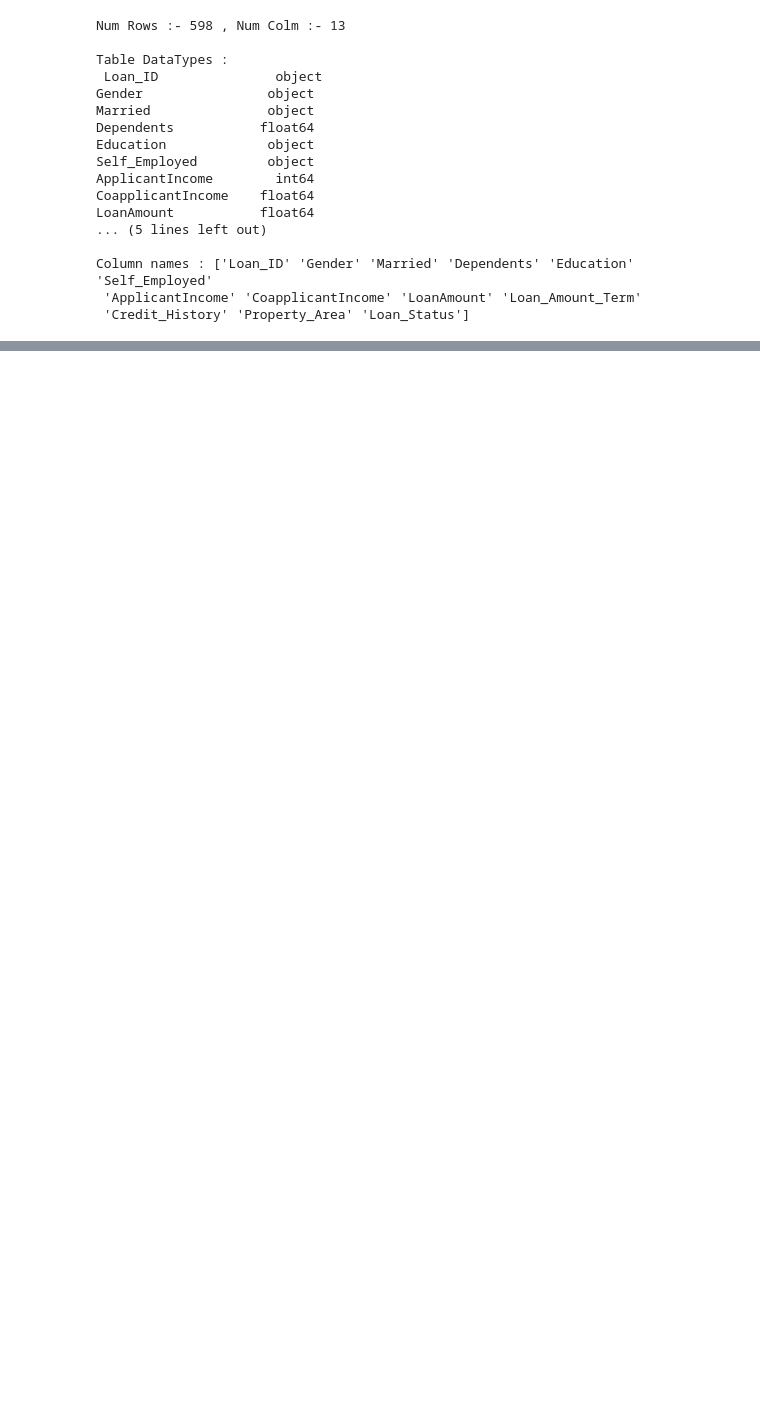
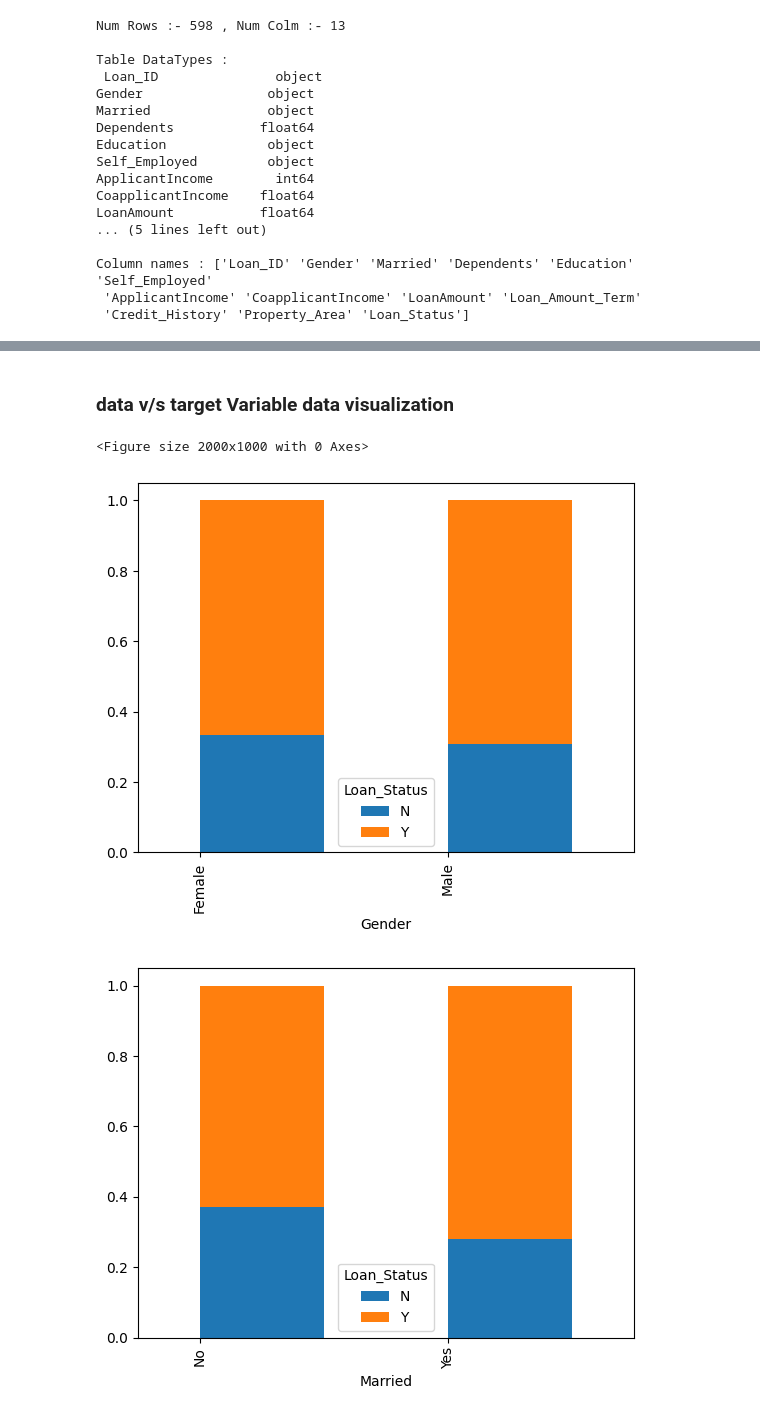
Before and after one commit to pravincoder/Tensorflow_models, a Jupyter notebook: Loan_Approval_Prediction_Model.ipynb, the cells around one changed output, grey strips where cells are left out. Saved outputs shown, nothing was run; the diff lists cells and outputs as text; code cells hidden in the pictures; blank space fills up the shorter version.

```diff
--- a/Loan_Approval_Prediction_Model.ipynb
+++ b/Loan_Approval_Prediction_Model.ipynb
@@ -64,0 +184,22 @@ data.drop(['Loan_ID'],axis=1,inplace=True)
+# %% [markdown]
+### data v/s target Variable data visualization
+# %%
+%matplotlib inline
+plt.figure(figsize=(20,10))
+gender = pd.crosstab(data['Gender'],data['Loan_Status'])
+gender.div(gender.sum(1).astype(int),axis=0).plot.bar(stacked=True,align='edge')
+
+married = pd.crosstab(data['Married'],data['Loan_Status'])
+married.div(married.sum(1).astype(int),axis=0).plot.bar(stacked=True ,align='edge')
+
+Self = pd.crosstab(data['Self_Employed'],data['Loan_Status'])
+Self.div(Self.sum(1).astype(int),axis=0).plot.bar(stacked=True)
+
+Education = pd.crosstab(data['Education'],data['Loan_Status'])
+Education.div(Education.sum(1).astype(int),axis=0).plot.bar(stacked=True)
+plt.legend()
+plt.show()
+# %% [output]
+<Figure size 2000x1000 with 0 Axes>
+[figure, added]
+[figure, added]
```
Also changed, not shown: parts of 15 cells of this notebook.
